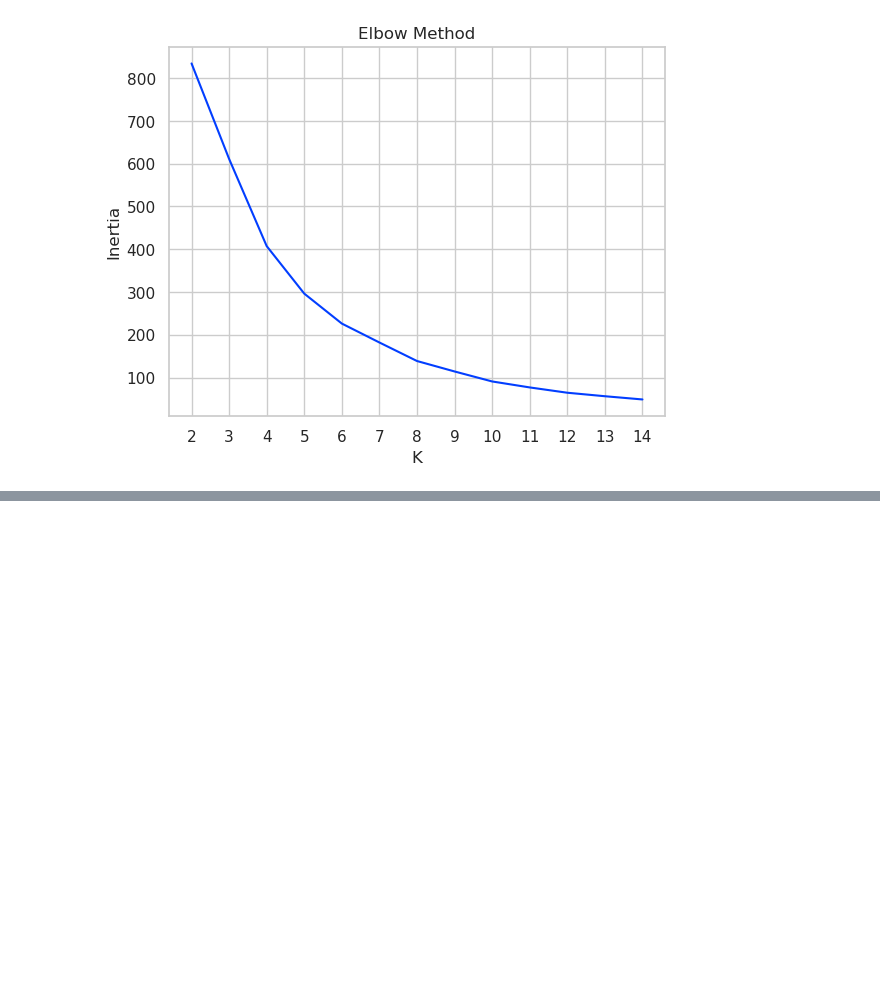
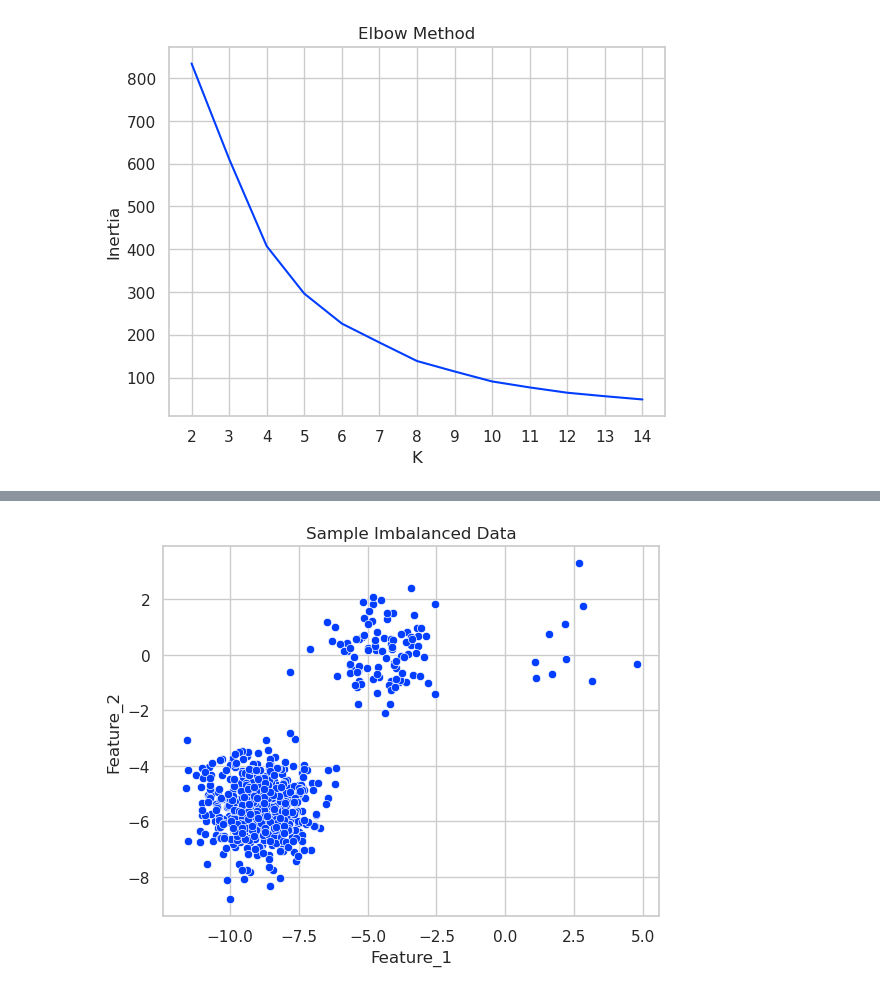
Before and after one commit to Erfan-Taherirani/Personal_ML_Notes, a Jupyter notebook: unsupervised_learning/clustering/partitioning_based_clustering/k-means_clustering.ipynb, the cells around one changed output, grey strips where cells are left out. Cells and saved outputs as stored; diff of their text form; code cells hidden in the pictures; blank space fills up the shorter version.

```diff
--- a/unsupervised_learning/clustering/partitioning_based_clustering/k-means_clustering.ipynb
+++ b/unsupervised_learning/clustering/partitioning_based_clustering/k-means_clustering.ipynb
@@ -166,0 +199,21 @@ Text(0.5, 0, 'K')
+# %%
+# the imbalanced dataset
+import numpy as np
+import seaborn as sns
+import matplotlib.pyplot as plt
+from sklearn.datasets import make_blobs
+
+X, labels = make_blobs(
+    n_samples=1500,
+    random_state=170
+)
+X = np.concat([X[labels == 0][: 500], X[labels == 1][: 100], X[labels == 2][: 10]])
+labels = np.concat([labels[labels == 0][: 500], labels[labels == 1][: 100], labels[labels == 2][: 10]])
+
+ax = sns.scatterplot(x=X[:, 0], y=X[:, 1])
+ax.set_title("Sample Imbalanced Data")
+ax.set_xlabel("Feature_1")
+ax.set_ylabel("Feature_2")
+plt.show()
+# %% [output]
+[figure, added]
```
Also changed, not shown: parts of 13 cells of this notebook, 3 other files.
